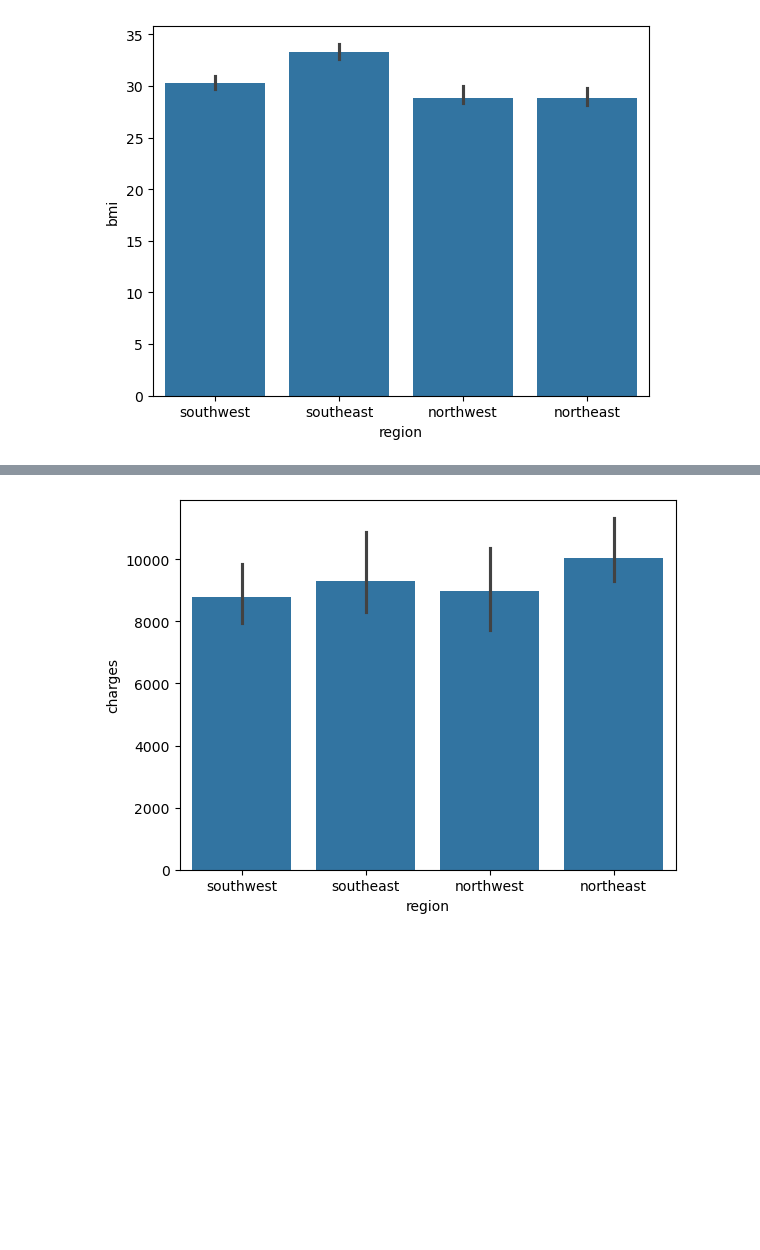
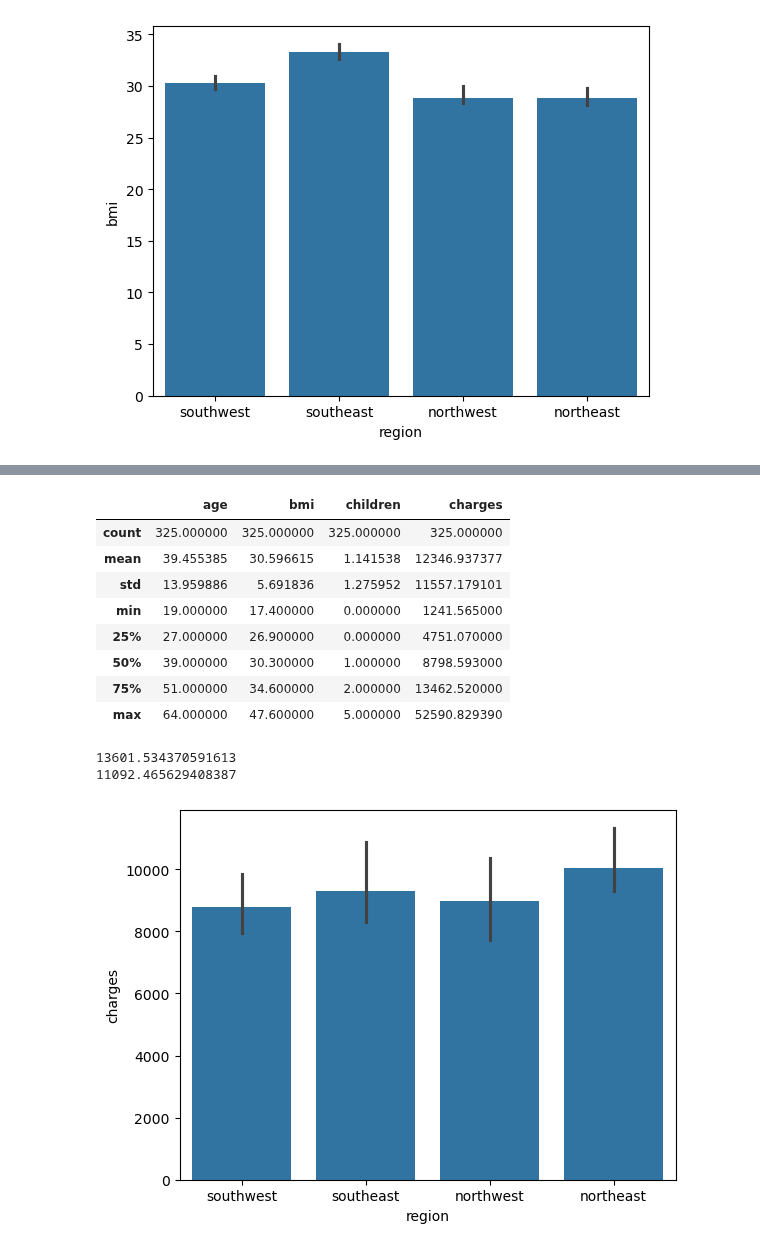
Before and after one commit to DanLightner/BUSA321, a Jupyter notebook: BUSA321/Chapter 6 - Bivariate Categorical-Numerical Visualization (barplots).ipynb, the cells around one changed output, grey strips where cells are left out. Cells and saved outputs as stored; diff of their text form; code cells hidden in the pictures; blank space fills up the shorter version.

```diff
--- a/BUSA321/Chapter 6 - Bivariate Categorical-Numerical Visualization (barplots).ipynb
+++ b/BUSA321/Chapter 6 - Bivariate Categorical-Numerical Visualization (barplots).ipynb
@@ -117,0 +168,12 @@ sns.barplot(data=df, x="region", y="bmi", estimator=median);
+# %%
+southwest_data.describe()
+# %% [output]
+|  | age | bmi | children | charges |
+| count | 325.000000 | 325.000000 | 325.000000 | 325.000000 |
+| mean | 39.455385 | 30.596615 | 1.141538 | 12346.937377 |
+| std | 13.959886 | 5.691836 | 1.275952 | 11557.179101 |
+| min | 19.000000 | 17.400000 | 0.000000 | 1241.565000 |
+| 25% | 27.000000 | 26.900000 | 0.000000 | 4751.070000 |
+| 50% | 39.000000 | 30.300000 | 1.000000 | 8798.593000 |
+| 75% | 51.000000 | 34.600000 | 2.000000 | 13462.520000 |
+| max | 64.000000 | 47.600000 | 5.000000 | 52590.829390 |
@@ -118,3 +182,11 @@ sns.barplot(data=df, x="region", y="bmi", estimator=median);
+# %%
+import math
+
+print(12347 + (1.96*(11539/math.sqrt(325))))
+print(12347 - (1.96*(11539/math.sqrt(325))))
+# %% [output]
+13601.534370591613
+11092.465629408387
 # %%
 sns.barplot(data=df, x="region", y="charges", estimator=median);
 
```
Also changed, not shown: parts of 7 cells of this notebook.
